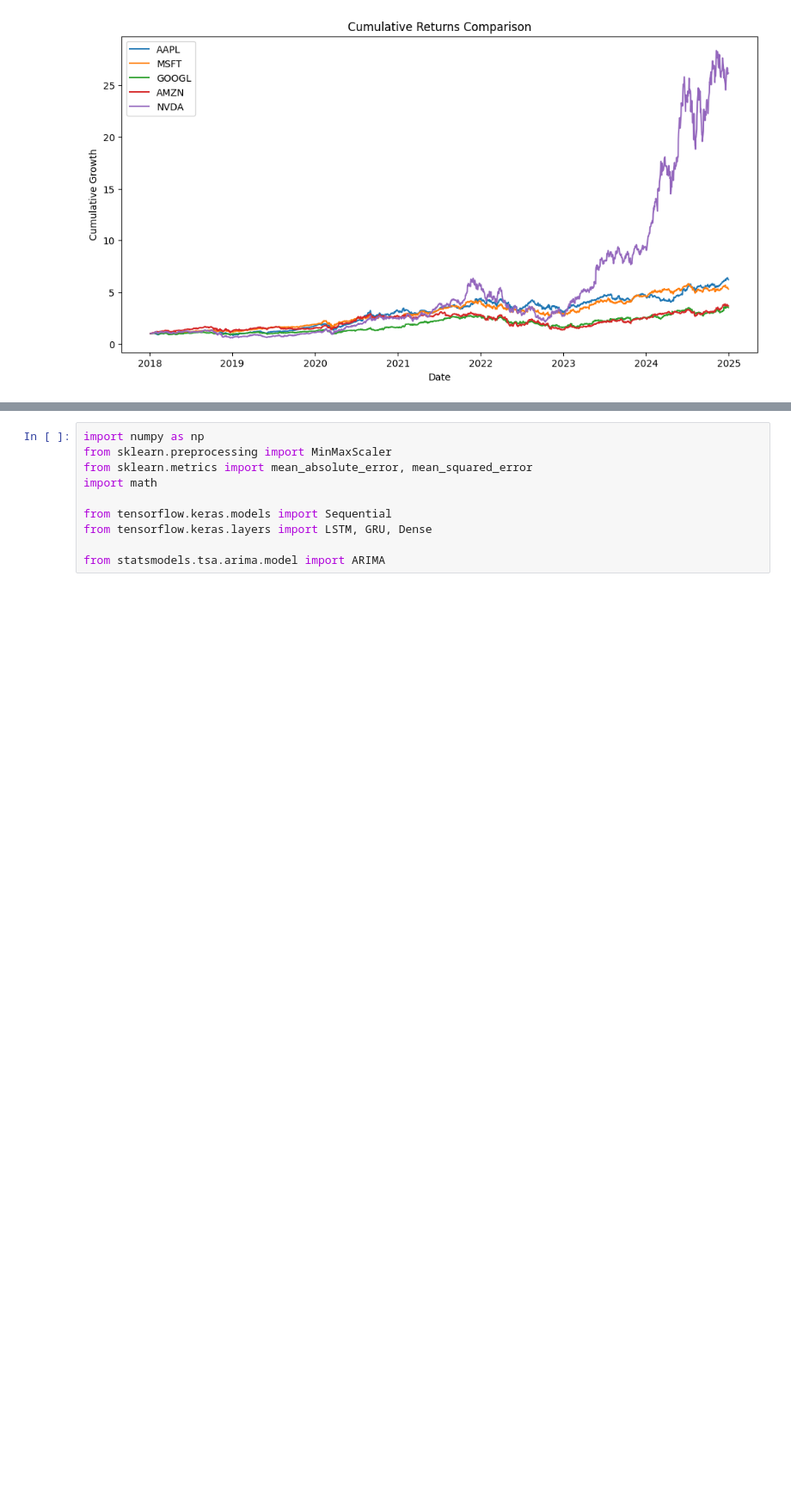
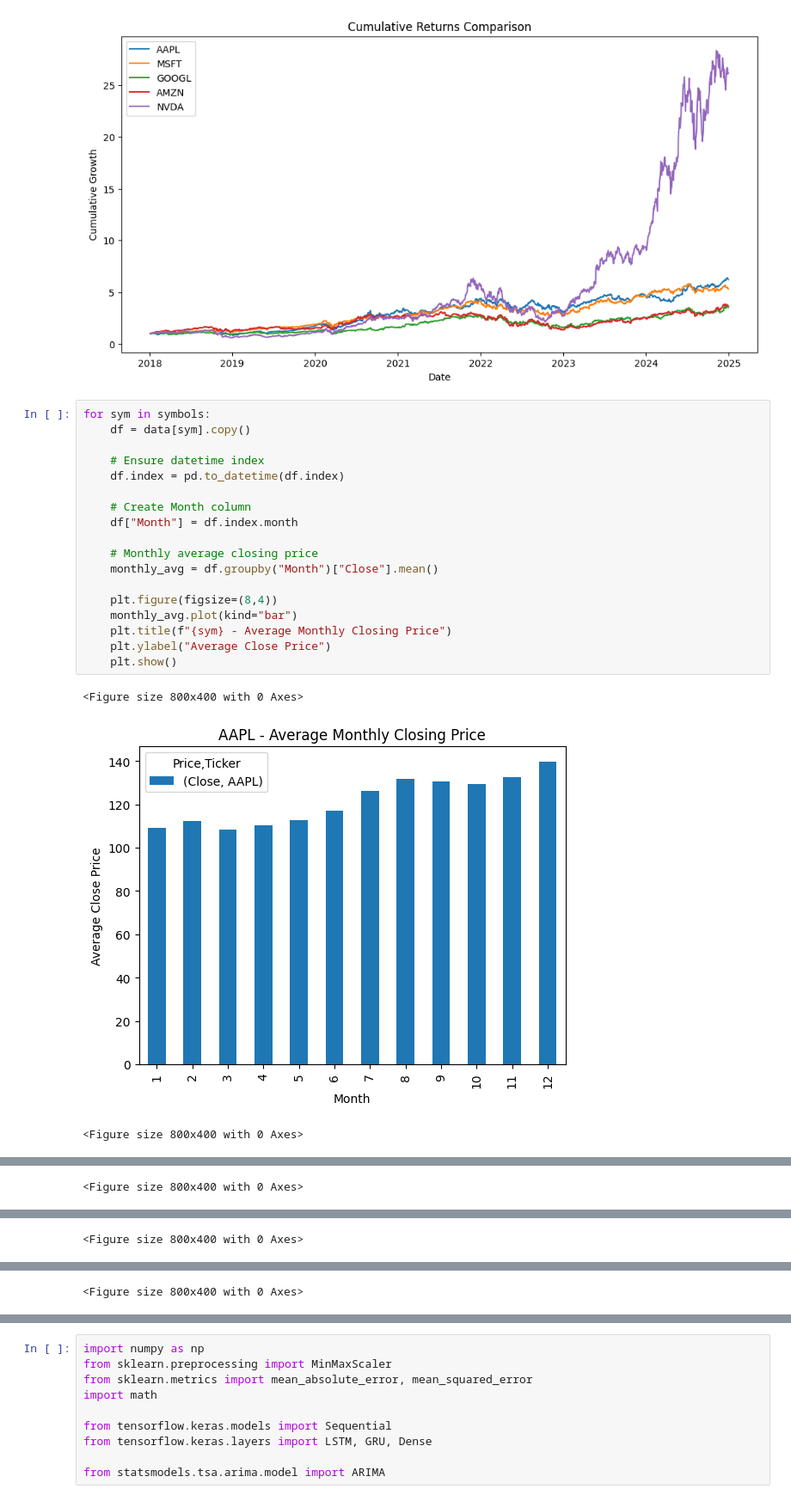
Before and after one commit to ajay9803/stock_market_prediction, a Jupyter notebook: main.ipynb, the cells around one changed output, grey strips where cells are left out. Shown at 86% size. Cells and saved outputs as stored; diff of their text form; blank space fills up the shorter version.

```diff
--- a/main.ipynb
+++ b/main.ipynb
@@ -143,3 +147,25 @@ plt.legend()
 plt.show()
 # %% [output]
 [figure]
+# %%
+for sym in symbols:
+    df = data[sym].copy()
+
+    # Ensure datetime index
+    df.index = pd.to_datetime(df.index)
+
+    # Create Month column
+    df["Month"] = df.index.month
+
+    # Monthly average closing price
+    monthly_avg = df.groupby("Month")["Close"].mean()
+
+    plt.figure(figsize=(8,4))
+    monthly_avg.plot(kind="bar")
+    plt.title(f"{sym} - Average Monthly Closing Price")
+    plt.ylabel("Average Close Price")
+    plt.show()
+# %% [output]
+<Figure size 800x400 with 0 Axes>
+[figure, added]
+<Figure size 800x400 with 0 Axes>
@@ -145,0 +173 @@ plt.show()
+<Figure size 800x400 with 0 Axes>
@@ -145,0 +175 @@ plt.show()
+<Figure size 800x400 with 0 Axes>
@@ -145,0 +177 @@ plt.show()
+<Figure size 800x400 with 0 Axes>
```
Also changed, not shown: parts of 10 cells of this notebook.
